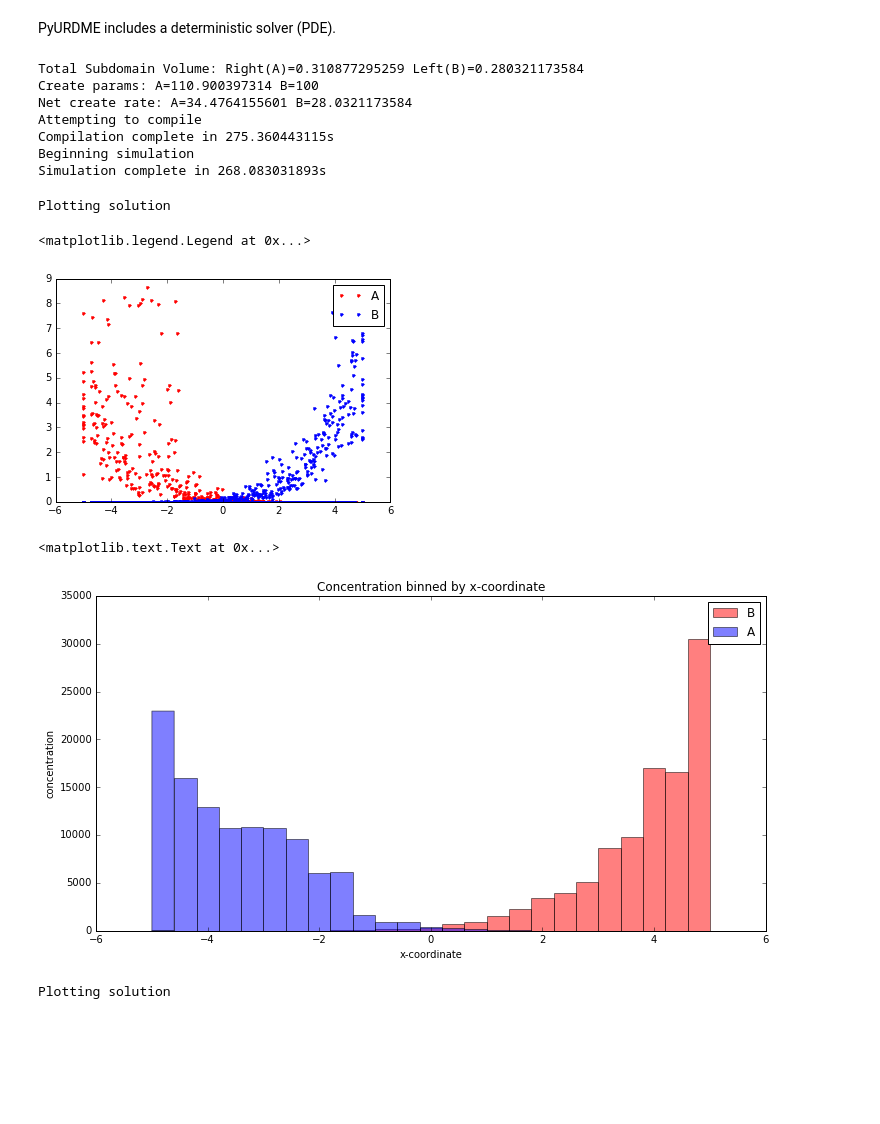
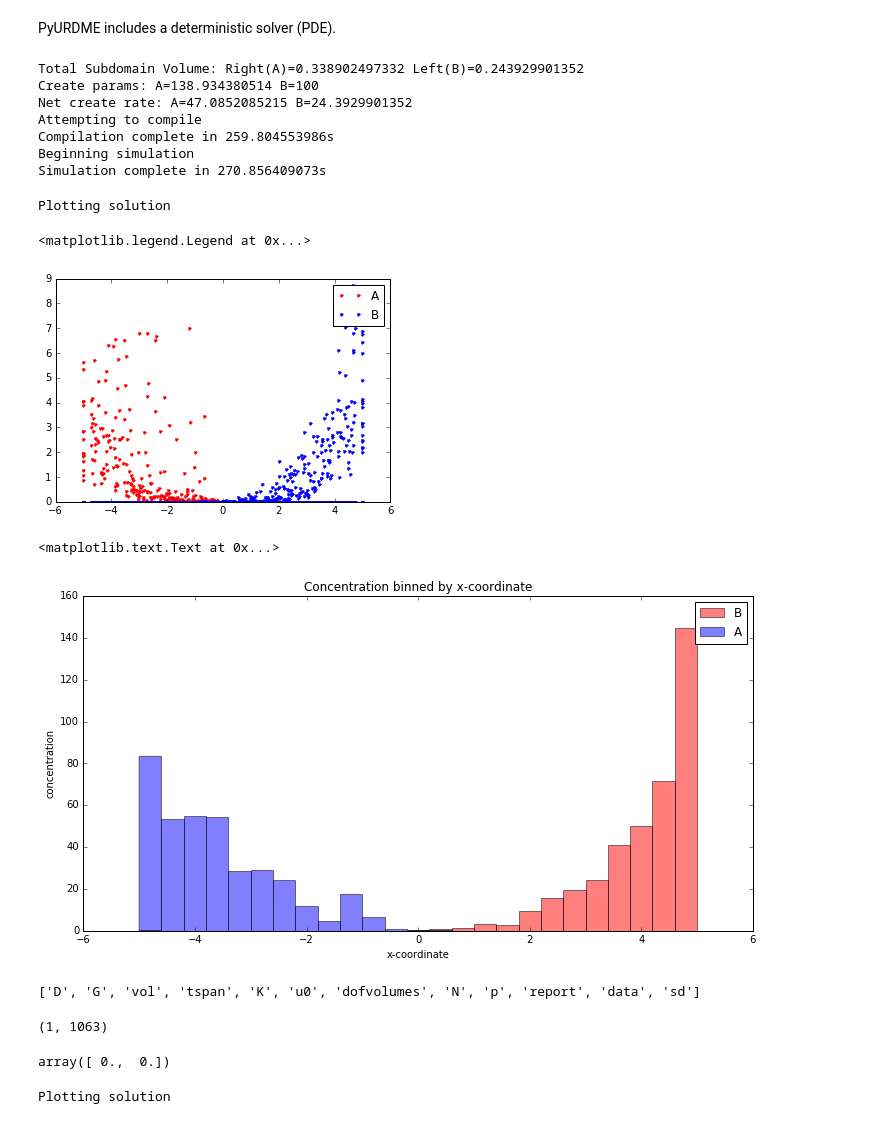
Before and after one commit to briandrawert/pyurdme, a Jupyter notebook: examples/cylinder_demo/PDE_cylinderDemo_tests.ipynb, the cells around one changed output. Drawn from its saved outputs; the diff is of its cells as text; code cells hidden in the pictures; blank space fills up the shorter version.

Commit message:
adding data function

```diff
--- a/examples/cylinder_demo/PDE_cylinderDemo_tests.ipynb
+++ b/examples/cylinder_demo/PDE_cylinderDemo_tests.ipynb
@@ -47,13 +47,15 @@ class CylinderDemo(pyurdme.URDMEModel):
         k_creatA_val = k_creat*left/right
         k_creatB_val = k_creat
         print "Create params: A={0} B={1}".format(k_creatA_val, k_creatB_val)
-        print "Net create rate: A={0} B={1}".format(k_creatA_val*left, k_creatB_val*right)        # Define Parameters
+        print "Net create rate: A={0} B={1}".format(k_creatA_val*left, k_creatB_val*right)
+        # Define Parameters
         k_react = pyurdme.Parameter(name="k_react", expression=1.0)
-        k_create = pyurdme.Parameter(name="k_create", expression=100)
-        self.add_parameter([k_react, k_create])
+        k_create1 = pyurdme.Parameter(name="k_create1", expression=k_creatA_val)
+        k_create2 = pyurdme.Parameter(name="k_create2", expression=k_creatB_val)
+        self.add_parameter([k_react, k_create1, k_create2])
         # Define Reactions
-        R1 = pyurdme.Reaction(name="R1",reactants=None, products={A:1}, rate=k_create, restrict_to=2)
-        R2 = pyurdme.Reaction(name="R2",reactants=None, products={B:1}, rate=k_create, restrict_to=3)
+        R1 = pyurdme.Reaction(name="R1",reactants=None, products={A:1}, rate=k_create1, restrict_to=2)
+        R2 = pyurdme.Reaction(name="R2",reactants=None, products={B:1}, rate=k_create2, restrict_to=3)
         R3 = pyurdme.Reaction(name="R3",reactants={A:1, B:1}, products=None, rate=k_react)
         self.add_reaction([R1, R2, R3])
         # Define simulation timespan
@@ -70,37 +72,48 @@ t1 = time.time()
 result = sol.run()
 print "Simulation complete in {0}s".format(time.time()-t1)
 # %% [output]
-Total Subdomain Volume: Right(A)=0.310877295259 Left(B)=0.280321173584
-Create params: A=110.900397314 B=100
-Net create rate: A=34.4764155601 B=28.0321173584
+Total Subdomain Volume: Right(A)=0.338902497332 Left(B)=0.243929901352
+Create params: A=138.934380514 B=100
+Net create rate: A=47.0852085215 B=24.3929901352
 Attempting to compile
-Compilation complete in 275.360443115s
+Compilation complete in 259.804553986s
 Beginning simulation
-Simulation complete in 268.083031893s
+Simulation complete in 270.856409073s
 # %%
 print "Plotting solution"
 # Plot of the time-average spatial concentration.
 x_vals = model.mesh.coordinates()[:, 0]
-A_vals = numpy.mean(result.get_species("A", concentration=True), axis=0)
-B_vals = numpy.mean(result.get_species("B", concentration=True), axis=0)
+A_vals = result.get_species("A",-1, concentration=True)
+B_vals = result.get_species("B",-1, concentration=True)
 plt.plot(x_vals,A_vals,'.r',x_vals,B_vals,'.b')
 plt.legend(['A', 'B'])
 # %% [output]
 Plotting solution
 <matplotlib.legend.Legend at 0x...>
-[figure, old version]
+[figure, new version]
 # %%
 x_vals = model.mesh.coordinates()[:, 0]
-A_vals = numpy.sum(result.get_species("A", concentration=True), axis=0)
-B_vals = numpy.sum(result.get_species("B", concentration=True), axis=0)
+#A_vals = numpy.sum(result.get_species("A", concentration=True), axis=0)
+#B_vals = numpy.sum(result.get_species("B", concentration=True), axis=0)
+A_vals = result.get_species("A",-1, concentration=True)
+B_vals = result.get_species("B",-1, concentration=True)
 plt.figure(figsize=(12,6), dpi=100)
 num_bins = 25
 plt.hist(x_vals, bins=num_bins, weights=B_vals, facecolor='red', alpha=0.5)
 plt.hist(x_vals, bins=num_bins, weights=A_vals, facecolor='blue', alpha=0.5)
 plt.legend(['B','A'])
 plt.xlabel('x-coordinate')
 plt.ylabel('concentration')
 plt.title('Concentration binned by x-coordinate')
 # %% [output]
 <matplotlib.text.Text at 0x...>
-[figure, old version]
+[figure, new version]
+# %%
+sd = model.get_solver_datastructure()
+print sd.keys()
+# %% [output]
+['D', 'G', 'vol', 'tspan', 'K', 'u0', 'dofvolumes', 'N', 'p', 'report', 'data', 'sd']
+# %%
+sd['data'].shape
+# %% [output]
+(1, 1063)
@@ -107,3 +122,7 @@ plt.title('Concentration binned by x-coordinate')
+# %%
+Data[:,155]
+# %% [output]
+array([ 0.,  0.])
 # %%
 print "Plotting solution"
 # Plot of the time-average spatial concentration.
```
Also changed, not shown: parts of 1 cell of this notebook, 1 other file.
